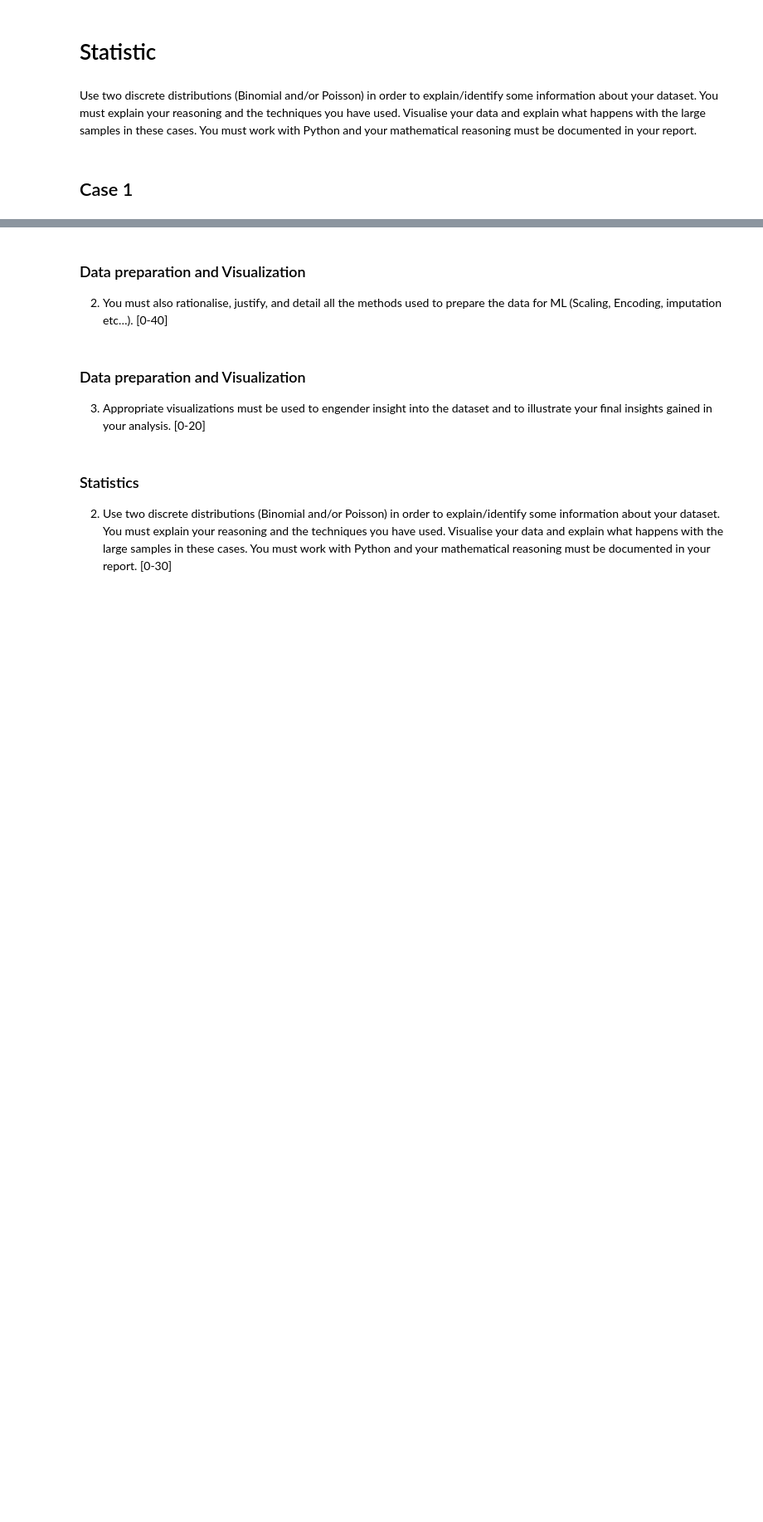
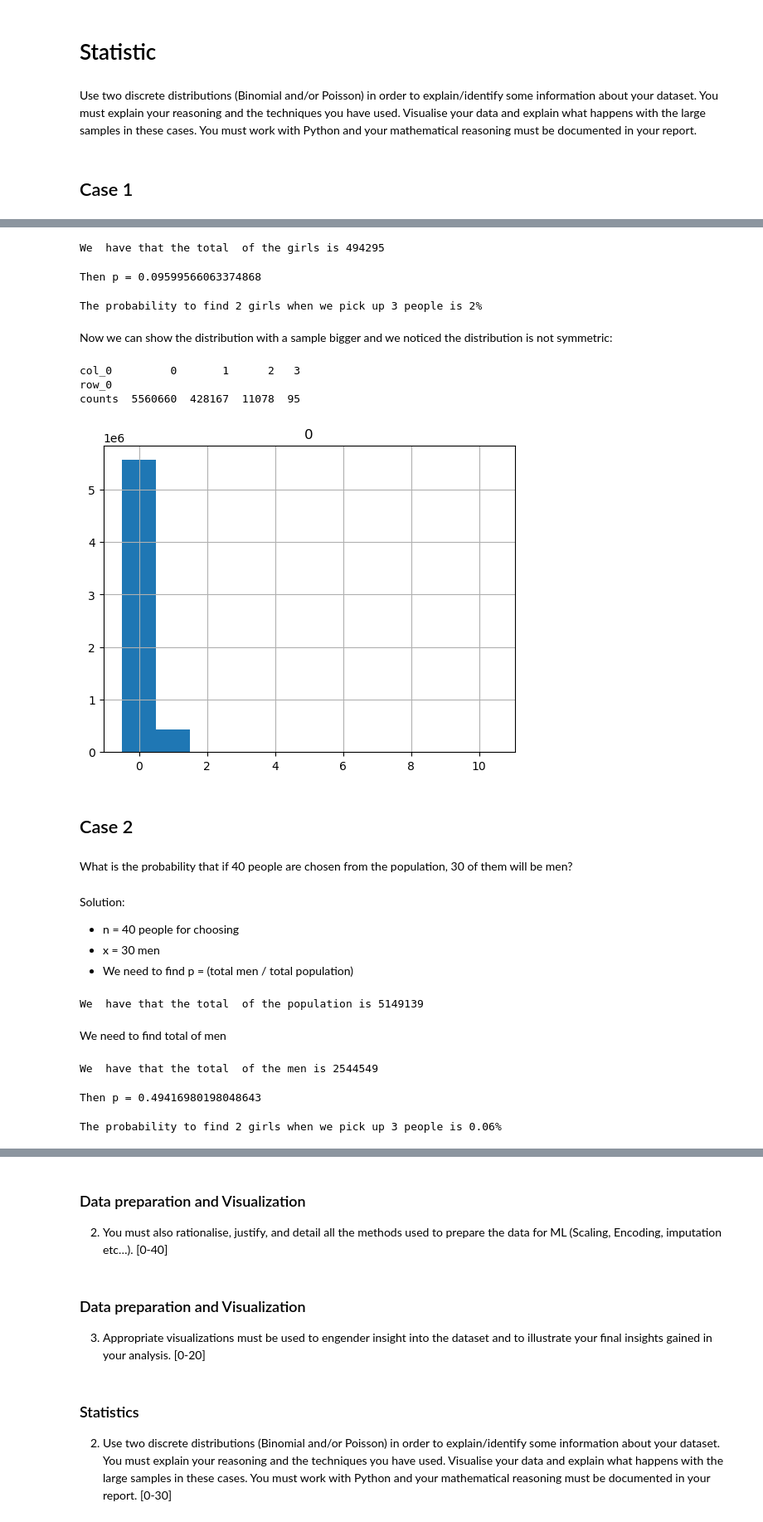
Before and after one commit to zeros2018/population_ireland, a Jupyter notebook: Population Project.ipynb, the cells around one changed output, grey strips where cells are left out. Shown at 83% size. Drawn from its saved outputs; the diff is of its cells as text; code cells hidden in the pictures; blank space fills up the shorter version.

Commit message:
Cases of Statistic
I did the problems for binomial distribution with their respective graphs

```diff
--- a/Population Project.ipynb
+++ b/Population Project.ipynb
@@ -510,0 +466,74 @@ We need to split our data for use the distribution poison or binomial
+# %%
+girl_ages = ["Age 0-04", "Age 05-09", "Age 10-14"]
+# %%
+total_girls = df_population.loc[(df_population["Sex"] == "Females") & (df_population["Age"].isin(girl_ages))].Value.sum()
+print(f"We  have that the total  of the girls is {total_girls}")
+# %% [output]
+We  have that the total  of the girls is 494295
+# %%
+girl_probabilty = total_girls / total_population
+print(f"Then p = {girl_probabilty}")
+# %% [output]
+Then p = 0.09599566063374868
+# %%
+#probability of a specific number of successes (or failures) in a fixed number of independent trials, each with the same probability of success.
+result = stats.binom.pmf(k = 2,        # Probability of k = 2 successes
+                n = 3,                 # With 3 people
+                p = girl_probabilty)   # And success probability
+
+probability = round(result*100)
+print(f"The probability to find 2 girls when we pick up 3 people is {probability}%")
+# %% [output]
+The probability to find 2 girls when we pick up 3 people is 2%
+# %% [markdown]
+Now we can show the distribution with a sample bigger and we noticed the distribution is not symmetric:
+# %%
+pick_up_2_girls = stats.binom.rvs(n = 3,               # Number of people choosen
+                                  p = result,          # Success probability
+                                  size = 6000000)      # Number of trials
+
+print( pd.crosstab(index="counts", columns= pick_up_2_girls))
+
+pd.DataFrame(pick_up_2_girls).hist(range=(-0.5,10.5), bins=11);
+# %% [output]
+col_0         0       1      2   3
+row_0
+counts  5560660  428167  11078  95
+[figure, added]
+# %% [markdown]
+## Case 2
+# %% [markdown]
+What is the probability that if 40 people are chosen from the population, 30 of them will be men?
+# %% [markdown]
+Solution:
+
+- n = 40 people for choosing
+- x = 30 men
+- We need to find  p = (total men / total population)
+# %%
+total_population = df_sex.Value.sum()
+print(f"We  have that the total  of the population is {total_population}")
+# %% [output]
+We  have that the total  of the population is 5149139
+# %% [markdown]
+We need to find total of men
+# %%
+total_men = df_population.loc[(df_population["Sex"] == "Males")].Value.sum()
+print(f"We  have that the total  of the men is {total_men}")
+# %% [output]
+We  have that the total  of the men is 2544549
+# %%
+men_probability = total_men / total_population
+print(f"Then p = {men_probabilty}")
+# %% [output]
+Then p = 0.49416980198048643
+# %%
+#probability of a specific number of successes (or failures) in a fixed number of independent trials, each with the same probability of success.
+result = stats.binom.pmf(k = 30,        # Probability of k = 30 successes
+                n = 40,                 # With 40 people
+                p = men_probability)   # And success probability
+
+probability = round(result*100, 2)
+print(f"The probability to find 2 girls when we pick up 3 people is {probability}%")
+# %% [output]
+The probability to find 2 girls when we pick up 3 people is 0.06%
```
Also changed, not shown: parts of 18 cells of this notebook, 1 other file.
